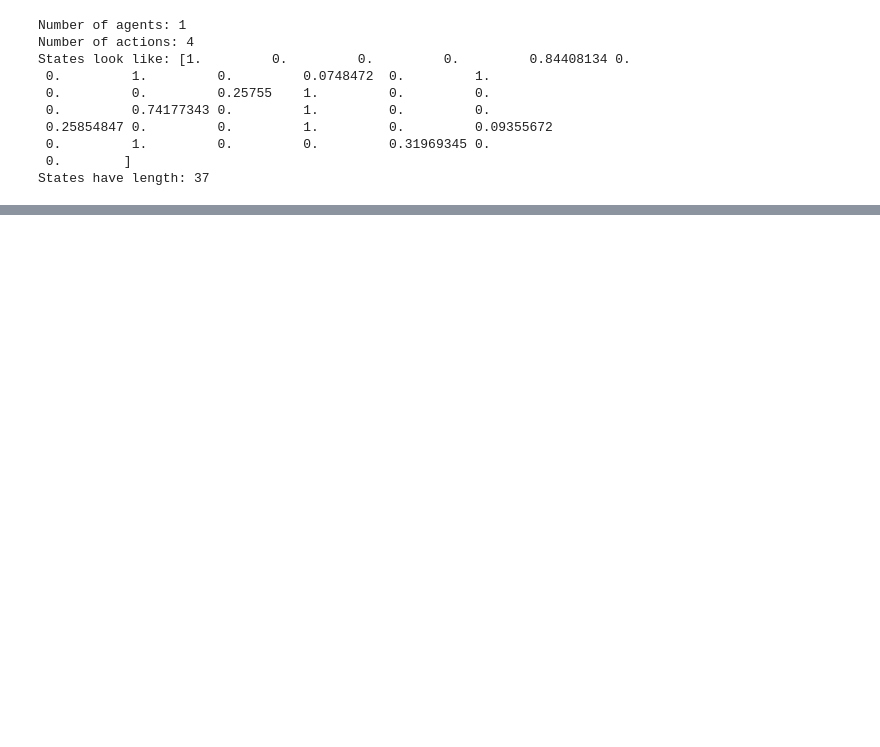
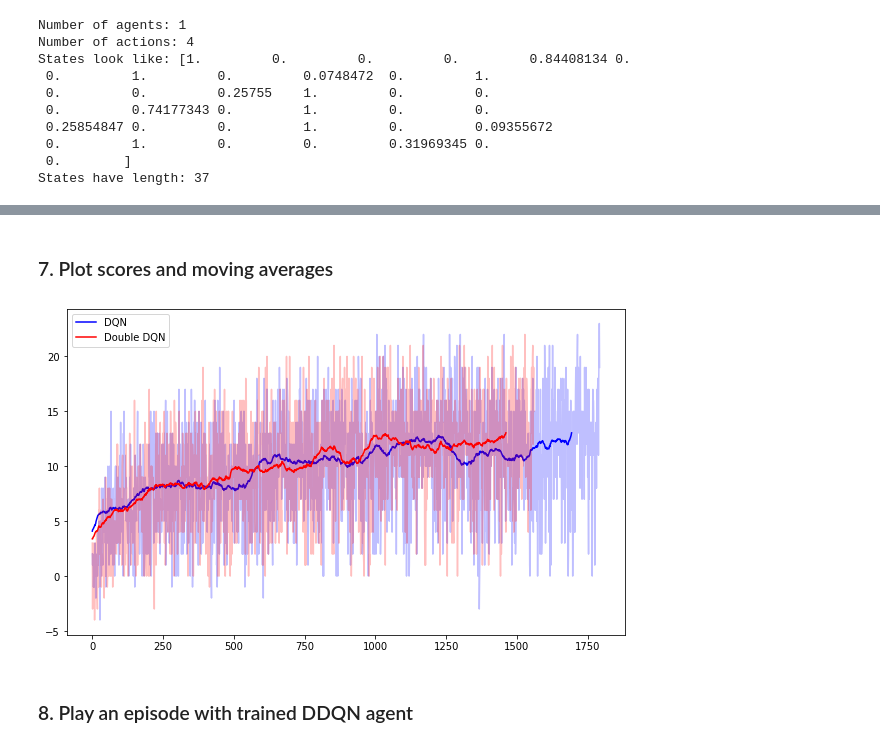
Before and after one commit to devinsaini/deep-reinforcement-learning, a Jupyter notebook: p1_navigation/Navigation.ipynb, the cells around one changed output, grey strips where cells are left out. Drawn from its saved outputs; the diff is of its cells as text; code cells hidden in the pictures; blank space fills up the shorter version.

Commit message:
solution for navigation problem

```diff
--- a/p1_navigation/Navigation.ipynb
+++ b/p1_navigation/Navigation.ipynb
@@ -18,5 +21,5 @@ import matplotlib.pyplot as plt
 # %%
-env = UnityEnvironment(file_name="C:\\Users\\saini\\Work\\learning\\deep-reinforcement-learning\\p1_navigation\\Banana_Windows_x86_64\\Banana.exe")
+env = UnityEnvironment(file_name="C:\\Users\\saini\\Documents\\Work\\learning\\drlnd\\p1_navigation\\Banana_Windows_x86_64\\Banana.exe")
 
 # get the default brain
 brain_name = env.brain_names[0]
@@ -65,8 +70,3 @@ States look like: [1.         0.         0.         0.         0.84408134 0.
  0.         1.         0.         0.         0.31969345 0.
  0.        ]
 States have length: 37
-# %%
-#device = torch.device("cuda:0" if torch.cuda.is_available() else "cpu")
-device = torch.device("cpu")
-agent = DQNAgent(state_size, action_size, 0.98, 1e-3, 760, device, 0.2)
-trainer = Trainer(agent, 16, 4, 4096, device)
@@ -115,0 +156,12 @@ plt.plot(scores)
+# %%
+max_episodes = 2000
+device = torch.device("cpu")
+
+# initialize DQN agent
+agent = DQNAgent(state_size, action_size, 0.98, 1e-3, 760, device, 0.4)
+# initialize Trainer
+trainer = Trainer(agent, batch_size=64, update_every=64, min_samples=2048, replay_buffer_size=4096, device=device)
+# attempt to solve the environment using DQNAgent
+dqn_scores = solve_env(env, agent, max_episodes, trainer)
+# save the model
+torch.save(agent.qnetwork_local.state_dict(), 'checkpoints/dqn.pth')
@@ -115,0 +190,9 @@ plt.plot(scores)
+# %%
+# initialize Double DQN agent
+agent = DoubleDQNAgent(state_size, action_size, 0.98, 1e-3, 760, device, 0.4)
+# initialize Trainer
+trainer = Trainer(agent, batch_size=64, update_every=64, min_samples=2048, replay_buffer_size=4096, device=device)
+# attempt to solve the environment using DoubleDQNAgent
+ddqn_scores = solve_env(env, agent, max_episodes, trainer)
+# save the model
+torch.save(agent.qnetwork_local.state_dict(), 'checkpoints/ddqn.pth')
@@ -116,3 +216,22 @@ plt.plot(scores)
+# %% [markdown]
+### 7. Plot scores and moving averages
+# %%
+def moving_average(x, w):
+    """Calculates moving average of array x over window w"""
+    return np.convolve(x, np.ones(w), 'valid') / w
+
+# plot the raw scores with moving averages
+plt.figure(figsize=(10, 6))
+plt.plot(dqn_scores, 'b', alpha=0.25)
+plt.plot(moving_average(dqn_scores, 100), 'b', label='DQN')
+plt.plot(ddqn_scores, 'r', alpha=0.25)
+plt.plot(moving_average(ddqn_scores, 100), 'r', label='Double DQN')
+plt.legend()
+plt.show()
+# %% [output]
+[figure, added]
+# %% [markdown]
+### 8. Play an episode with trained DDQN agent
 # %%
 play_episode(env, agent)
 # %% [output]
```
Also changed, not shown: parts of 15 cells of this notebook, 6 other files.
